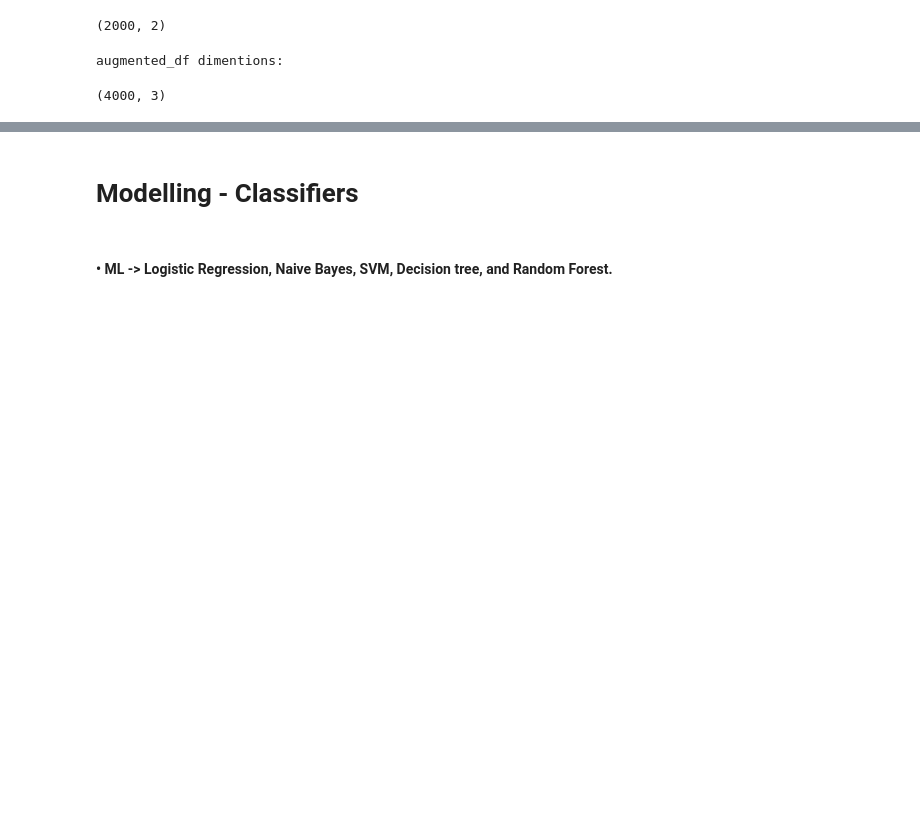
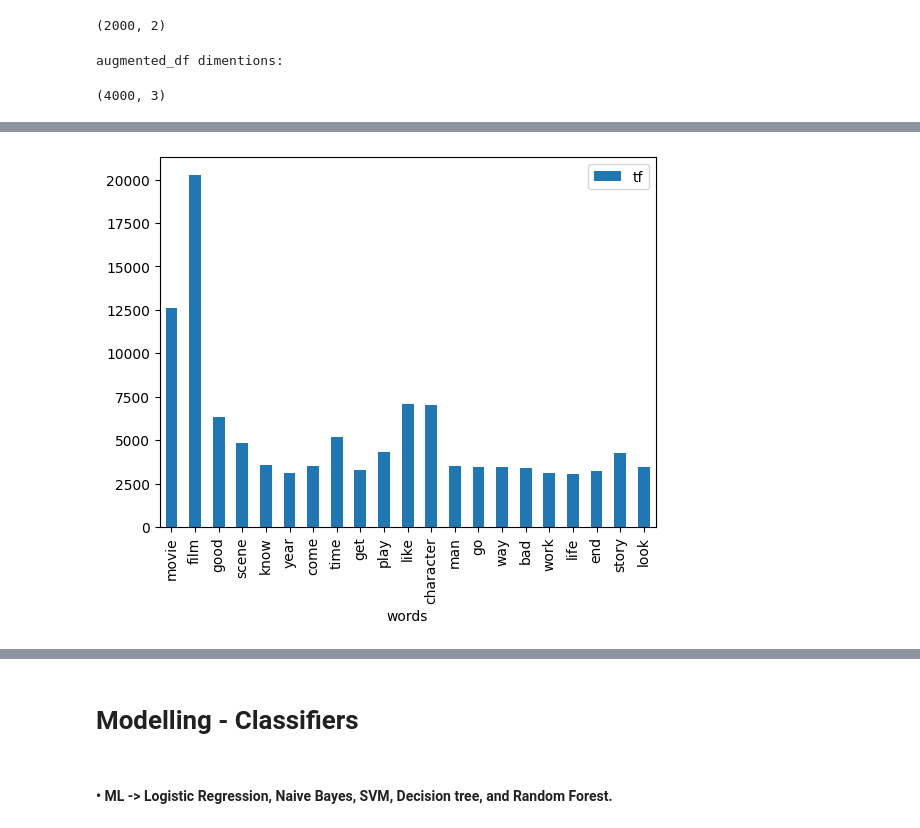
Before and after one commit to Natural-Language-Processing-25/Sentiment-Analysis-of-movie-reviews, a Jupyter notebook: Main.ipynb, the cells around one changed output, grey strips where cells are left out. Drawn from its saved outputs; the diff is of its cells as text; code cells hidden in the pictures; blank space fills up the shorter version.

Commit message:
Visuals are all done according to issue

```diff
--- a/Main.ipynb
+++ b/Main.ipynb
@@ -351,0 +366,5 @@ augmented_df dimentions:
+# %%
+tf[tf["tf"] > 3000].plot.bar(x="words", y="tf")
+plt.show()
+# %% [output]
+[figure, added]
```
Also changed, not shown: parts of 28 cells of this notebook, 25 other files.
